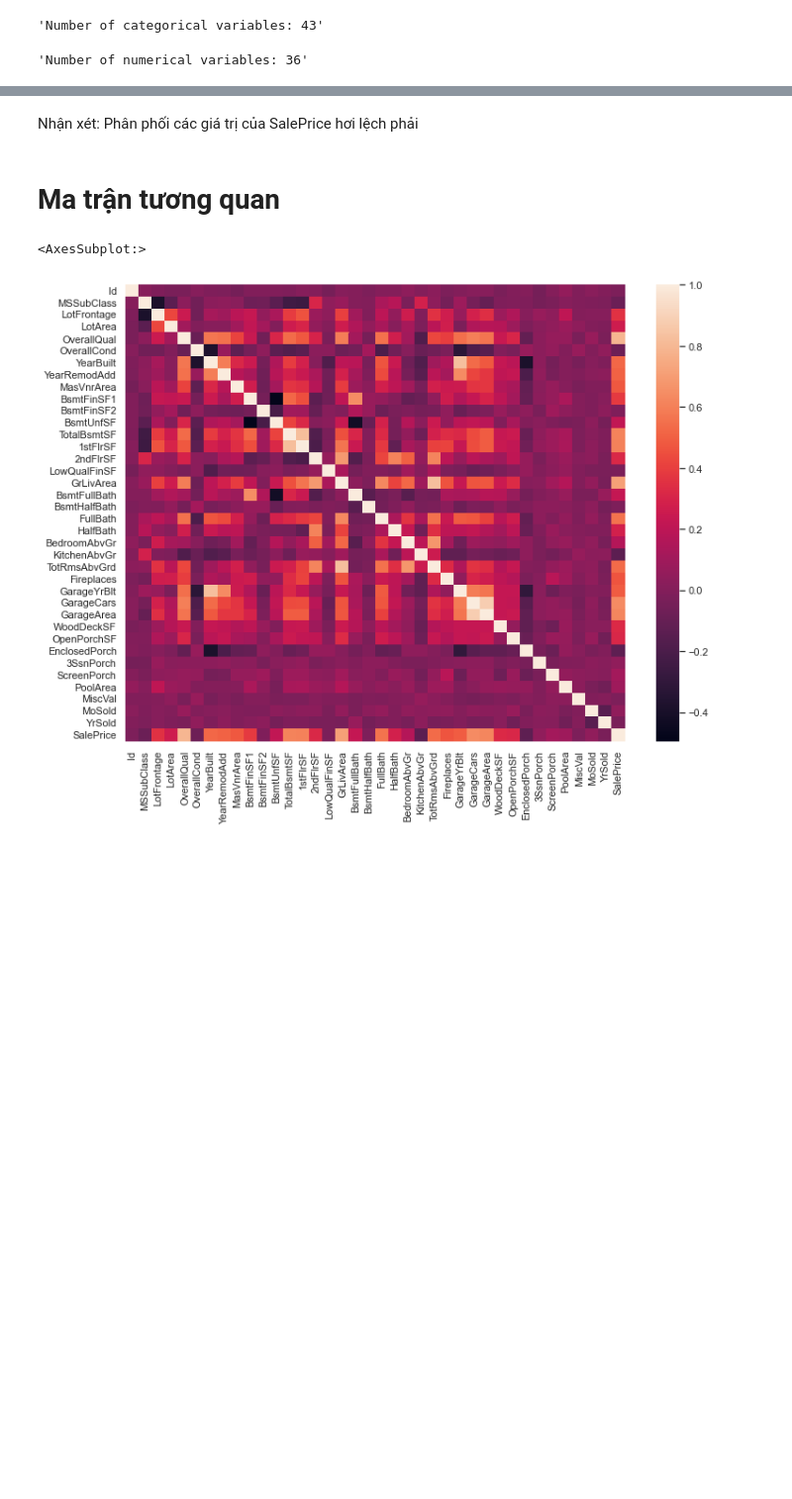
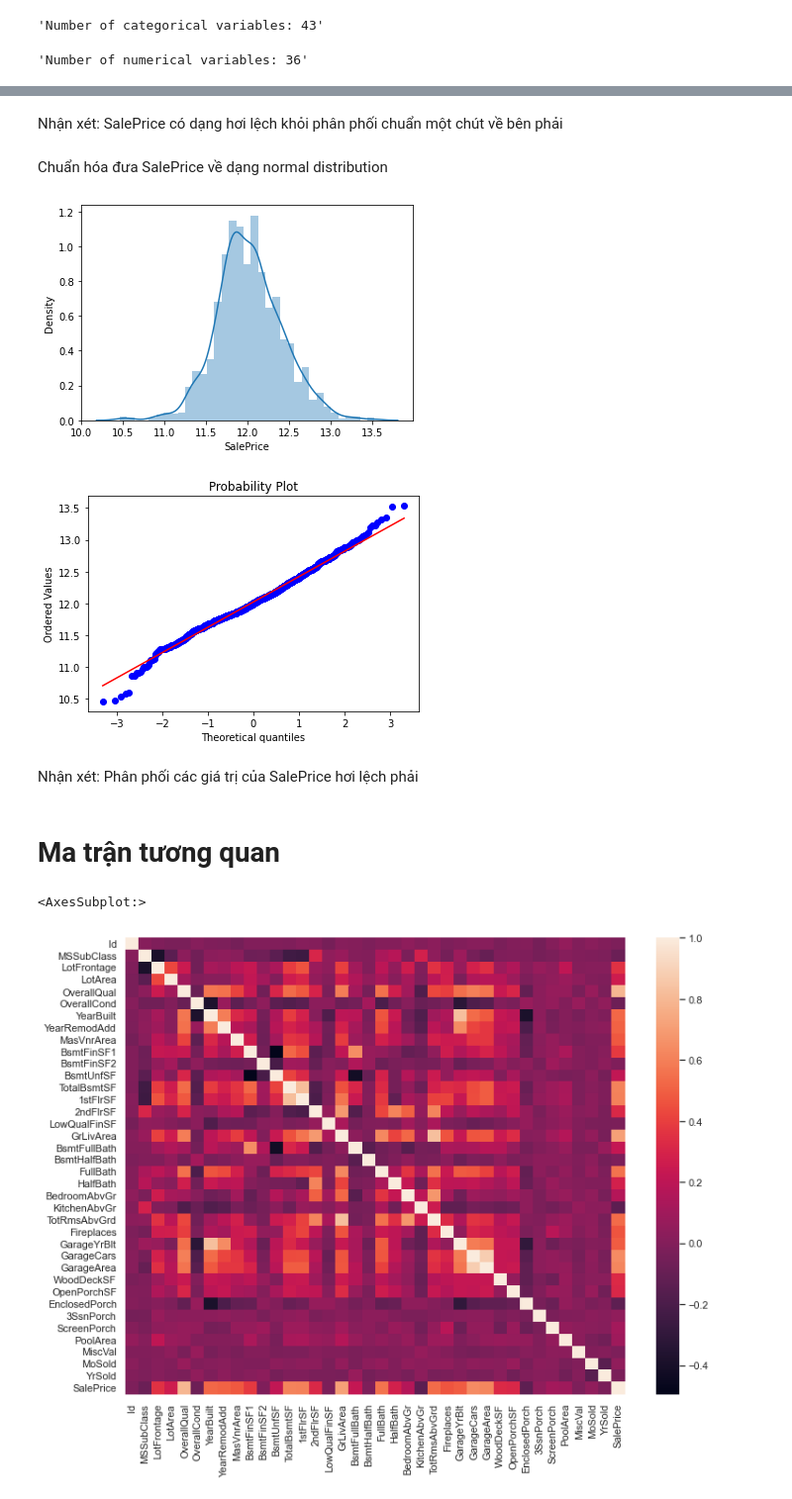
Before and after one commit to phungdx/vccorp_intern, a Jupyter notebook: week1/house_prices.ipynb, the cells around one changed output, grey strips where cells are left out. Shown at 99% size. Saved outputs shown, nothing was run; the diff lists cells and outputs as text; code cells hidden in the pictures; blank space fills up the shorter version.

```diff
--- a/week1/EDA_house_prices.ipynb
+++ b/week1/house_prices.ipynb
@@ -50,3 +39,15 @@ Name: SalePrice, dtype: float64
+# %% [markdown]
+Nhận xét: SalePrice có dạng hơi lệch khỏi phân phối chuẩn một chút về bên phải
+# %% [markdown]
+Chuẩn hóa đưa SalePrice về dạng normal distribution
+# %%
+y_train = np.log(y_train)
+sns.distplot(y_train)
+fig = plt.figure()
+res = probplot(y_train, plot=plt)
+# %% [output]
+[figure, added]
+[figure, added]
 # %% [markdown]
 Nhận xét: Phân phối các giá trị của SalePrice hơi lệch phải
 # %% [markdown]
```
Also changed, not shown: parts of 5 cells of this notebook.
